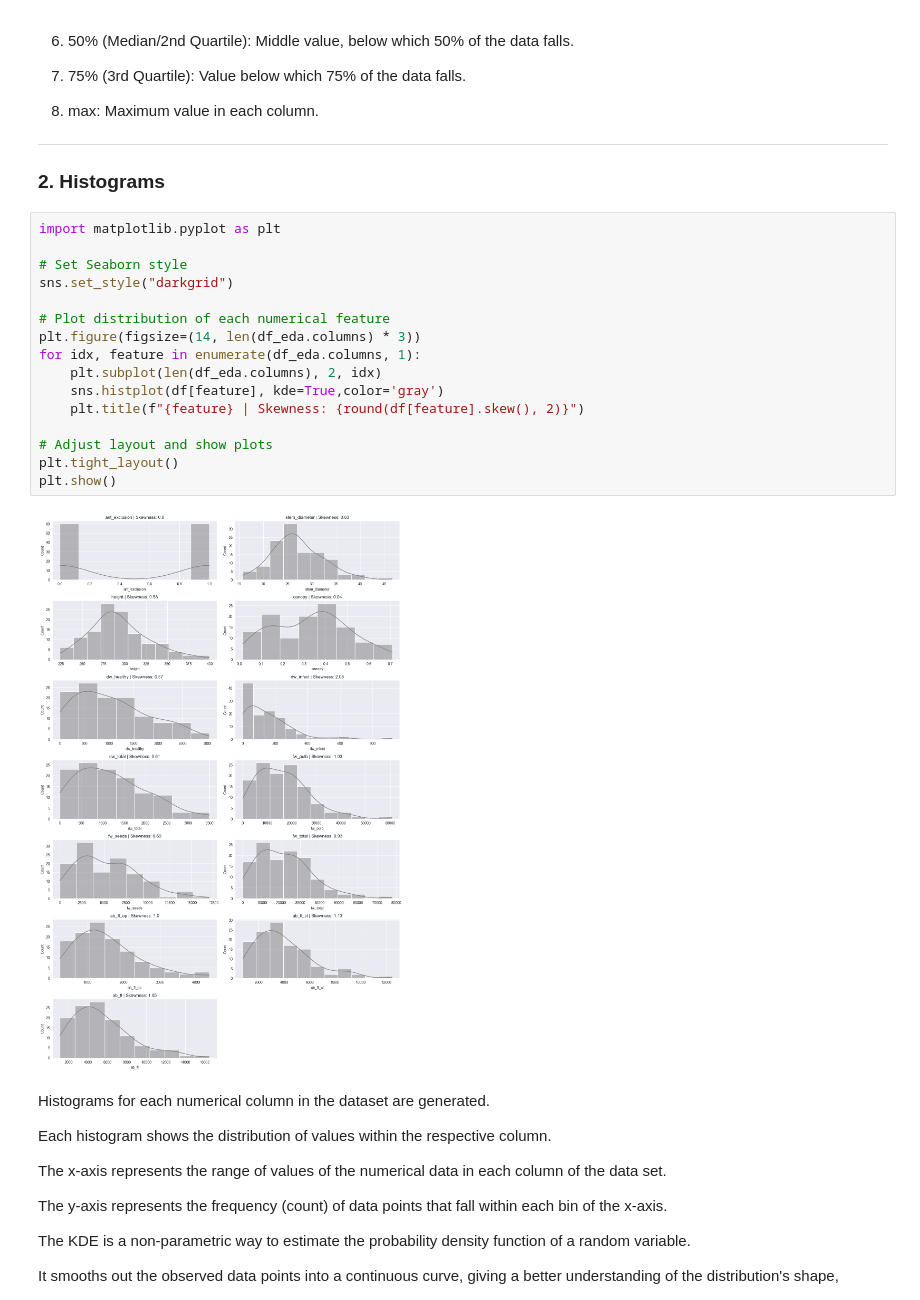
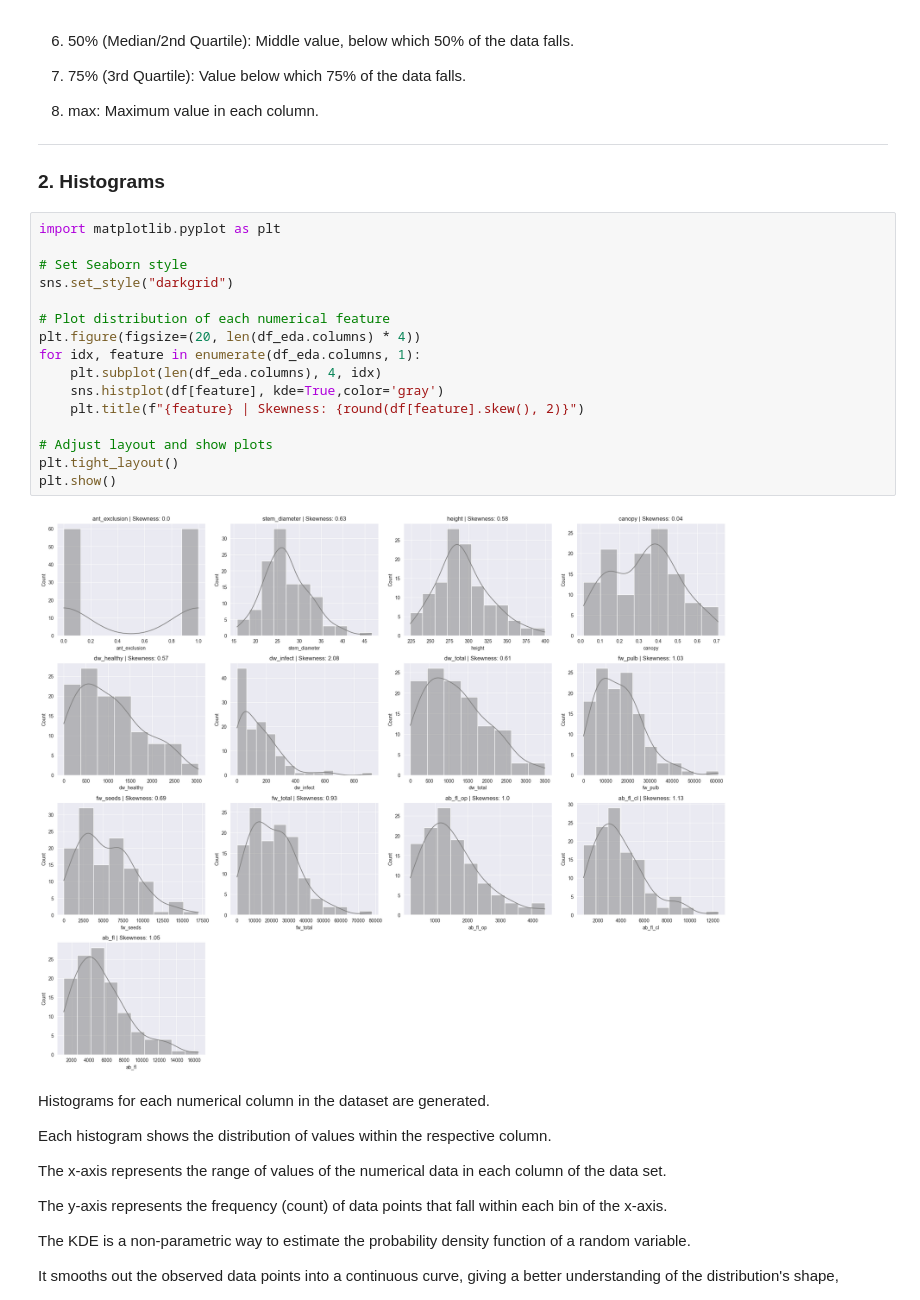
Before and after one commit to Statsomat/OLSAI, a Jupyter notebook: Code/CacaoOwnAnalysis.ipynb, the cells around one changed output. Saved outputs shown, nothing was run; the diff lists cells and outputs as text.

```diff
--- a/Code/CacaoOwnAnalysis.ipynb
+++ b/Code/CacaoOwnAnalysis.ipynb
@@ -100,21 +100,21 @@ ___
 # %%
 import matplotlib.pyplot as plt
 
 # Set Seaborn style
 sns.set_style("darkgrid")
 
 # Plot distribution of each numerical feature
-plt.figure(figsize=(14, len(df_eda.columns) * 3))
+plt.figure(figsize=(20, len(df_eda.columns) * 4))
 for idx, feature in enumerate(df_eda.columns, 1):
-    plt.subplot(len(df_eda.columns), 2, idx)
+    plt.subplot(len(df_eda.columns), 4, idx)
     sns.histplot(df[feature], kde=True,color='gray')
     plt.title(f"{feature} | Skewness: {round(df[feature].skew(), 2)}")
 
 # Adjust layout and show plots
 plt.tight_layout()
 plt.show()
 # %% [output]
-[figure, old version]
+[figure, new version]
 # %% [markdown]
 Histograms for each numerical column in the dataset are generated.
 
```
Also changed, not shown: parts of 3 cells of this notebook.
